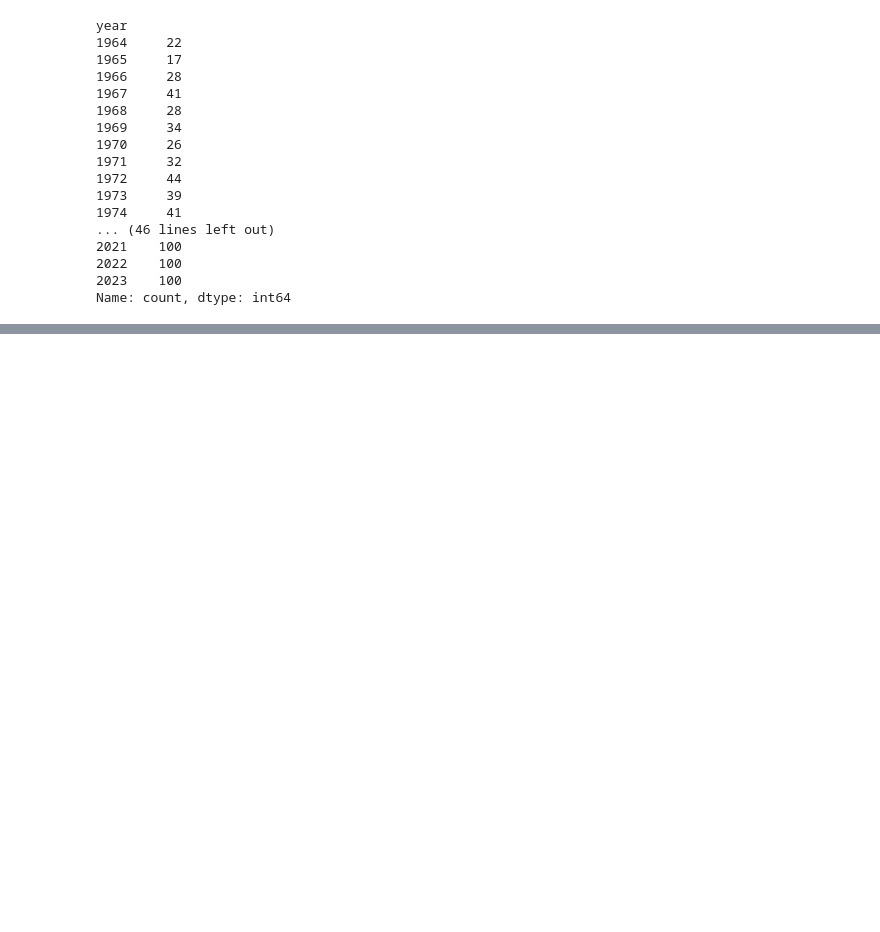
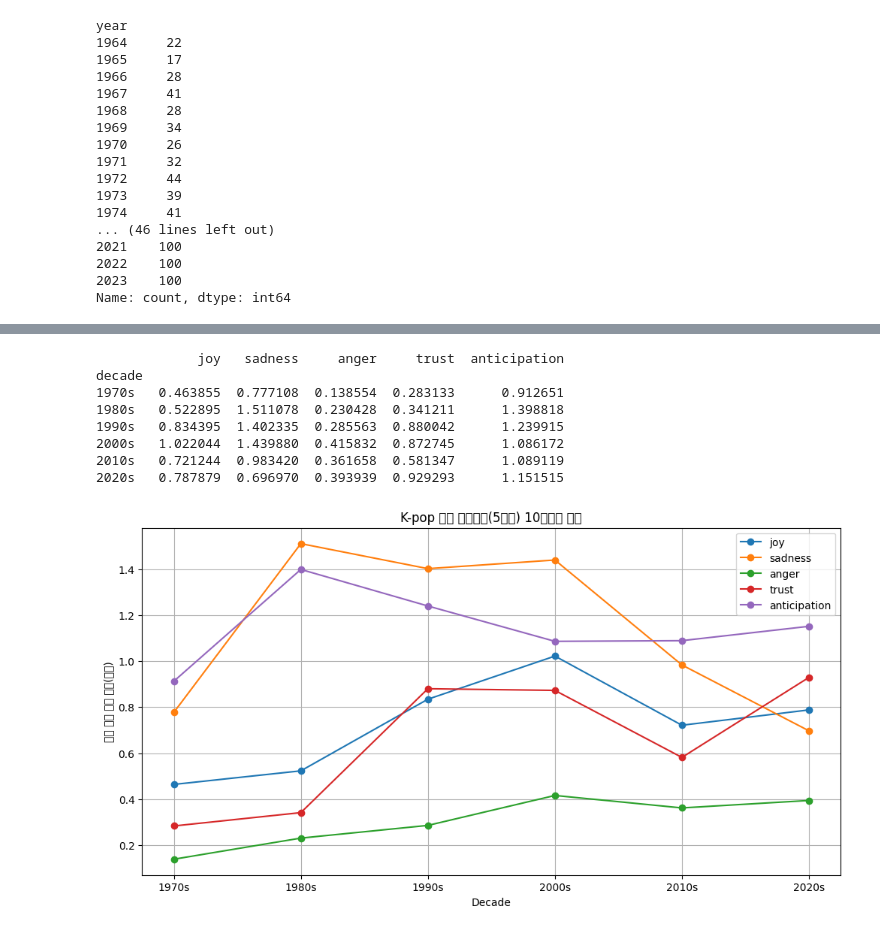
Before and after one commit to jangdain04-lab/TA_Airpods, a Jupyter notebook: TA_1.ipynb, the cells around one changed output, grey strips where cells are left out. Cells and saved outputs as stored; diff of their text form; code cells hidden in the pictures; blank space fills up the shorter version.

```diff
--- a/TA_1.ipynb
+++ b/TA_1.ipynb
@@ -121,0 +158,3 @@ Name: count, dtype: int64
+# %%
+df = df[(df['year'] >= 1970) & (df['year'] <= 2020)]
+print("1970~2020 노래 개수 =", len(df))
@@ -121,0 +163,5 @@ Name: count, dtype: int64
+# %%
+df['decade'] = (df['year'] // 10) * 10
+df['decade'] = df['decade'].astype(str) + "s"
+
+df[['year', 'decade']].head()
@@ -121,0 +198,20 @@ Name: count, dtype: int64
+# %%
+def count_emotions(text: str):
+    """한 곡 가사에서 각 감정별 단어 등장 횟수 세기"""
+    counts = {emo: 0 for emo in emotion_lexicon.keys()}
+    if not isinstance(text, str):
+        return counts
+
+    # 줄바꿈 문자 정리
+    text = text.replace("\\n", " ")
+
+    for emo, words in emotion_lexicon.items():
+        for w in words:
+            counts[emo] += text.count(w)
+    return counts
+
+emotion_counts = df['lyric'].apply(count_emotions)
+emotion_df = pd.DataFrame(list(emotion_counts))
+
+df_emotion = pd.concat([df.reset_index(drop=True), emotion_df], axis=1)
+df_emotion.head()
@@ -121,0 +225,27 @@ Name: count, dtype: int64
+# %%
+# decade별 평균 감정 점수
+decade_emotions_mean = df_emotion.groupby('decade')[['joy','sadness','anger','trust','anticipation']].mean()
+
+print(decade_emotions_mean)
+
+plt.figure(figsize=(12,6))
+for emo in ['joy','sadness','anger','trust','anticipation']:
+    plt.plot(decade_emotions_mean.index, decade_emotions_mean[emo],
+             marker='o', label=emo)
+
+plt.title("K-pop 감정 스펙트럼(5감정) 10년대별 평균")
+plt.xlabel("Decade")
+plt.ylabel("평균 감정 단어 빈도(곡당)")
+plt.grid(True)
+plt.legend()
+plt.show()
+# %% [output]
+             joy   sadness     anger     trust  anticipation
+decade
+1970s   0.463855  0.777108  0.138554  0.283133      0.912651
+1980s   0.522895  1.511078  0.230428  0.341211      1.398818
+1990s   0.834395  1.402335  0.285563  0.880042      1.239915
+2000s   1.022044  1.439880  0.415832  0.872745      1.086172
+2010s   0.721244  0.983420  0.361658  0.581347      1.089119
+2020s   0.787879  0.696970  0.393939  0.929293      1.151515
+[figure, added]
```
Also changed, not shown: parts of 7 cells of this notebook.
